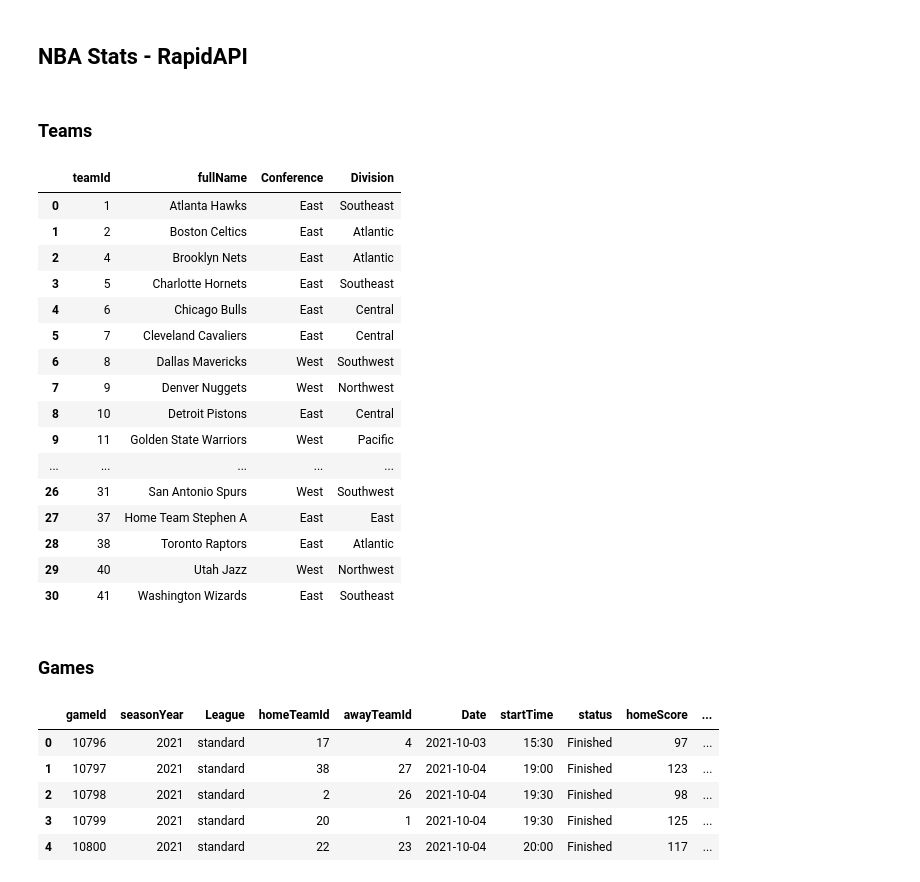
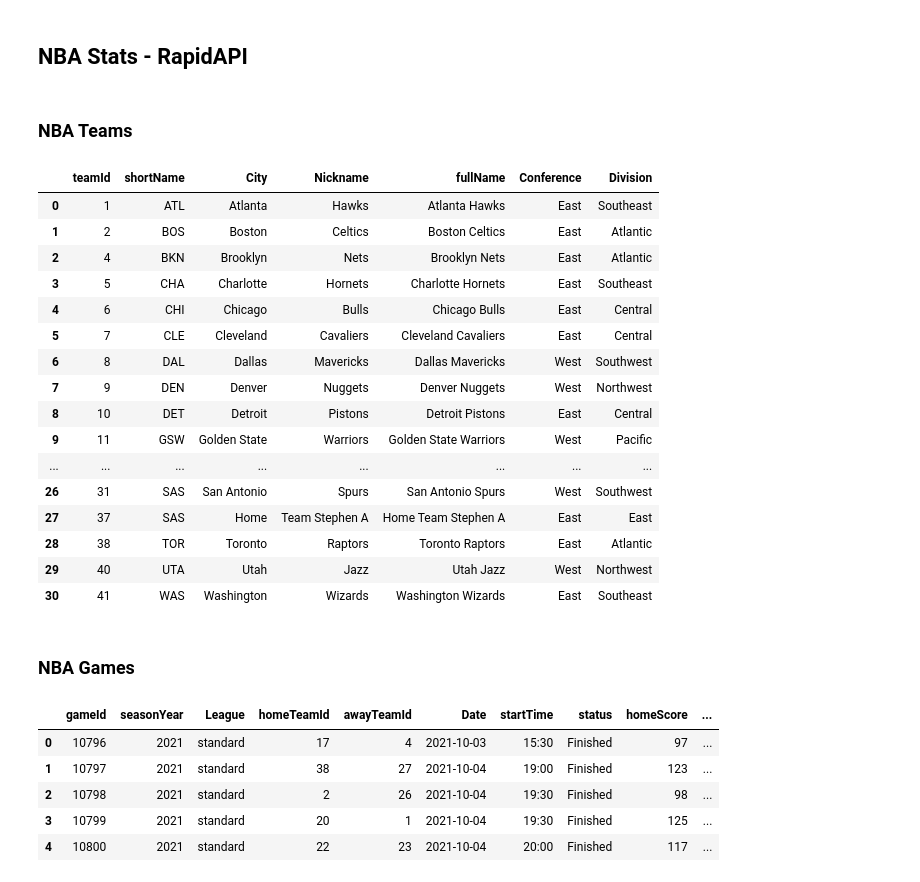
Before and after one commit to bcroarkin2726/SportsBetting, a Jupyter notebook: PlayerPropAnalysis/BetPropAnalysis_Setup.ipynb, the cells around one changed output. Saved outputs shown, nothing was run; the diff lists cells and outputs as text; code cells hidden in the pictures.

```diff
--- a/PlayerPropAnalysis/BetPropAnalysis_Setup.ipynb
+++ b/PlayerPropAnalysis/BetPropAnalysis_Setup.ipynb
@@ -624,7 +624,7 @@ bet_offers_df.head()
 # %% [markdown]
 ## NBA Stats - RapidAPI
 # %% [markdown]
-### Teams
+### NBA Teams
 # %%
 # Hit RapidApi URL for NBA teams for in 'standard' league
 url = "https://api-nba-v1.p.rapidapi.com/teams/league/standard"
@@ -637,60 +637,63 @@ headers = {
 response = requests.request("GET", url, headers=headers)
 
 # Create a dataframe to append results to
-NBA_Teams = pd.DataFrame(columns=['teamId', 'fullName', 'Conference', 'Division'])
+NBA_Teams = pd.DataFrame(columns=['teamId', 'shortName', 'City', 'Nickname', 'fullName', 'Conference', 'Division'])
 
 # Set the response as a JSON and extract the games section
 teams = json.loads(response.text)
 teams = teams['api']['teams']
 
 # Loop over the games and parse needed fields
 for team in teams:
 
     # Skip non-NBA Franchises
     nbaFranchise = team['nbaFranchise']
 
     if nbaFranchise == '1':
 
         # Grab needed fields
         teamId = team['teamId']
+        shortName = team['shortName']
+        city = team['city']
+        nickname = team['nickname']
         fullName = team['fullName']
         conference = team['leagues']['standard']['confName']
         division = team['leagues']['standard']['divName']
 
         # Create list to add to dataframe
-        nba_teams_list = [teamId, fullName, conference, division]
+        nba_teams_list = [teamId, shortName, city, nickname, fullName, conference, division]
 
         # Append the list to the dataframe
         NBA_Teams.loc[len(NBA_Teams)] = nba_teams_list
 
     else:
 
         continue
 
 NBA_Teams
 # %% [output]
-|  | teamId | fullName | Conference | Division |
-| 0 | 1 | Atlanta Hawks | East | Southeast |
-| 1 | 2 | Boston Celtics | East | Atlantic |
-| 2 | 4 | Brooklyn Nets | East | Atlantic |
-| 3 | 5 | Charlotte Hornets | East | Southeast |
-| 4 | 6 | Chicago Bulls | East | Central |
-| 5 | 7 | Cleveland Cavaliers | East | Central |
-| 6 | 8 | Dallas Mavericks | West | Southwest |
-| 7 | 9 | Denver Nuggets | West | Northwest |
-| 8 | 10 | Detroit Pistons | East | Central |
-| 9 | 11 | Golden State Warriors | West | Pacific |
-| ... | ... | ... | ... | ... |
-| 26 | 31 | San Antonio Spurs | West | Southwest |
-| 27 | 37 | Home Team Stephen A | East | East |
-| 28 | 38 | Toronto Raptors | East | Atlantic |
-| 29 | 40 | Utah Jazz | West | Northwest |
-| 30 | 41 | Washington Wizards | East | Southeast |
+|  | teamId | shortName | City | Nickname | fullName | Conference | Division |
+| 0 | 1 | ATL | Atlanta | Hawks | Atlanta Hawks | East | Southeast |
+| 1 | 2 | BOS | Boston | Celtics | Boston Celtics | East | Atlantic |
+| 2 | 4 | BKN | Brooklyn | Nets | Brooklyn Nets | East | Atlantic |
+| 3 | 5 | CHA | Charlotte | Hornets | Charlotte Hornets | East | Southeast |
+| 4 | 6 | CHI | Chicago | Bulls | Chicago Bulls | East | Central |
+| 5 | 7 | CLE | Cleveland | Cavaliers | Cleveland Cavaliers | East | Central |
+| 6 | 8 | DAL | Dallas | Mavericks | Dallas Mavericks | West | Southwest |
+| 7 | 9 | DEN | Denver | Nuggets | Denver Nuggets | West | Northwest |
+| 8 | 10 | DET | Detroit | Pistons | Detroit Pistons | East | Central |
+| 9 | 11 | GSW | Golden State | Warriors | Golden State Warriors | West | Pacific |
+| ... | ... | ... | ... | ... | ... | ... | ... |
+| 26 | 31 | SAS | San Antonio | Spurs | San Antonio Spurs | West | Southwest |
+| 27 | 37 | SAS | Home | Team Stephen A | Home Team Stephen A | East | East |
+| 28 | 38 | TOR | Toronto | Raptors | Toronto Raptors | East | Atlantic |
+| 29 | 40 | UTA | Utah | Jazz | Utah Jazz | West | Northwest |
+| 30 | 41 | WAS | Washington | Wizards | Washington Wizards | East | Southeast |
 # %%
 # Save the file as a csv for analysis
 NBA_Teams.to_csv('Data/NBA_Teams.csv', index=False)
 # %% [markdown]
-### Games
+### NBA Games
 # %%
 # Hit RapidApi URL for NBA games for 2021 season
 url = "https://api-nba-v1.p.rapidapi.com/games/seasonYear/2021"
```
Also changed, not shown: parts of 7 cells of this notebook, 8 other files.
